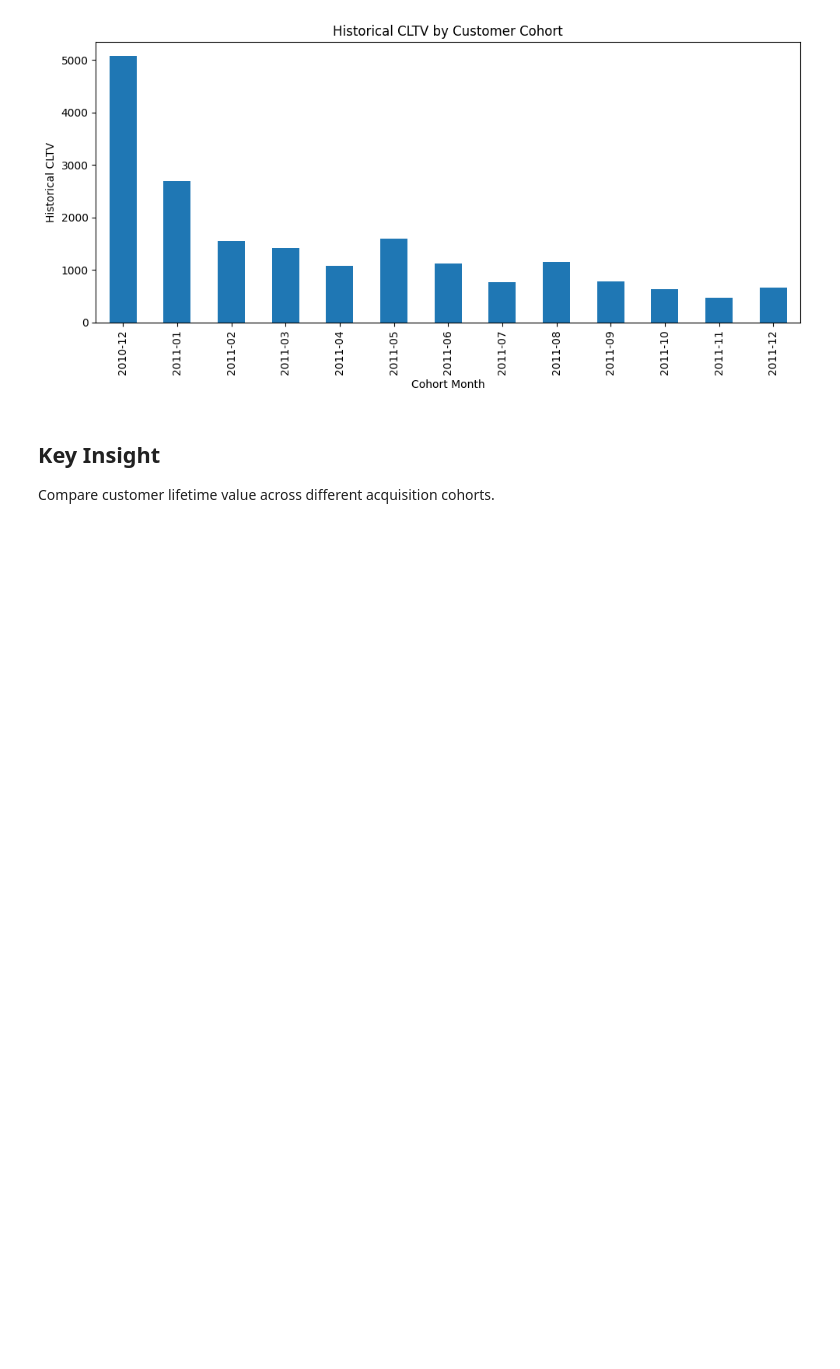
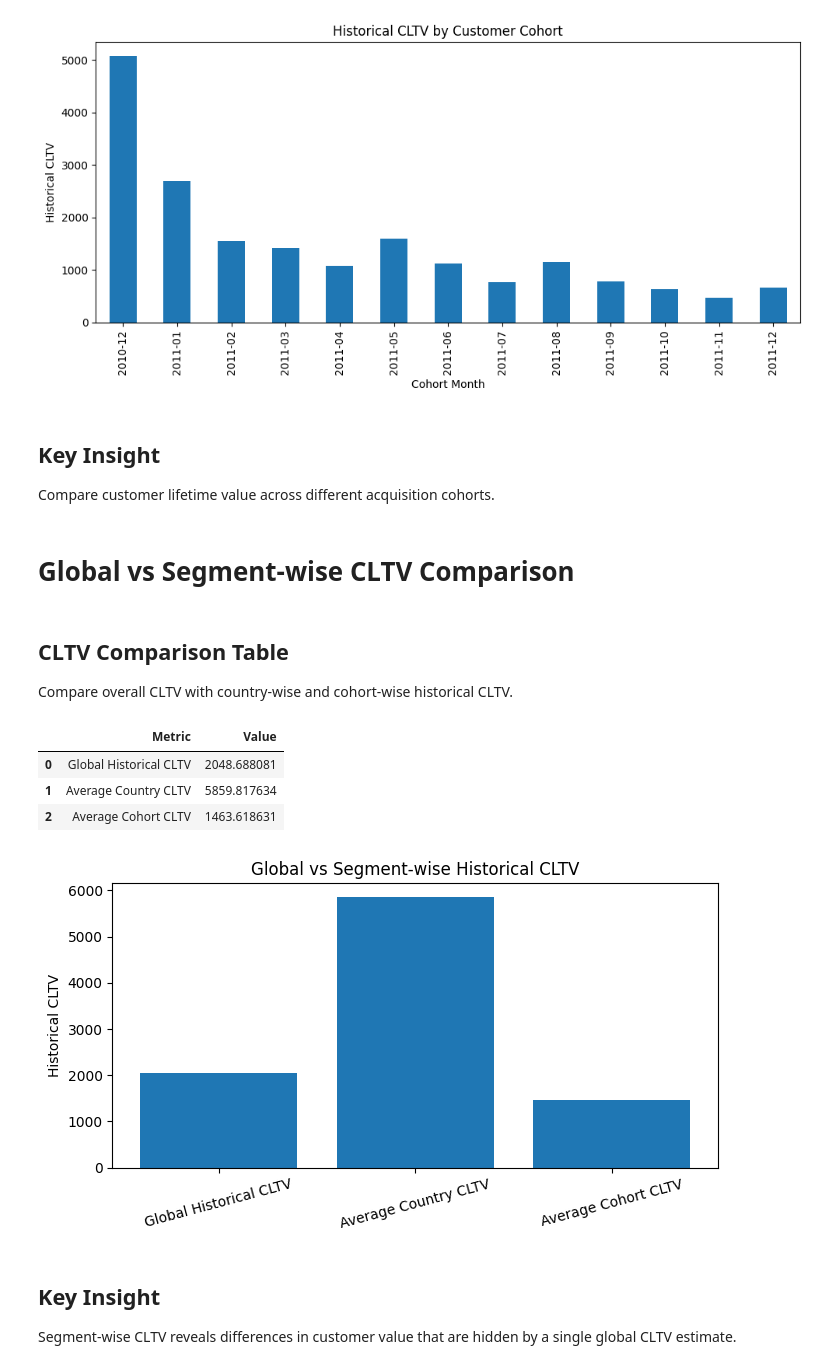
Before and after one commit to Adithyan-7/infotact-group5-data-analytics, a Jupyter notebook: notebooks/04_cltv_analysis.ipynb, the cells around one changed output. Cells and saved outputs as stored; diff of their text form; code cells hidden in the pictures; blank space fills up the shorter version.

Commit message:
feat(cltv): add cohort-wise CLTV and segment comparison

```diff
--- a/notebooks/04_cltv_analysis.ipynb
+++ b/notebooks/04_cltv_analysis.ipynb
@@ -521,3 +521,50 @@ plt.show()
 # %% [markdown]
 ## Key Insight
 Compare customer lifetime value across different acquisition cohorts.
+# %% [markdown]
+# Global vs Segment-wise CLTV Comparison
+# %% [markdown]
+## CLTV Comparison Table
+Compare overall CLTV with country-wise and cohort-wise historical CLTV.
+# %%
+comparison = pd.DataFrame({
+    "Metric": [
+        "Global Historical CLTV",
+        "Average Country CLTV",
+        "Average Cohort CLTV"
+    ],
+    "Value": [
+        cltv,
+        country_cltv["HistoricalCLTV"].mean(),
+        cohort_cltv["HistoricalCLTV"].mean()
+    ]
+})
+
+comparison
+# %% [output]
+|  | Metric | Value |
+| 0 | Global Historical CLTV | 2048.688081 |
+| 1 | Average Country CLTV | 5859.817634 |
+| 2 | Average Cohort CLTV | 1463.618631 |
+# %%
+plt.figure(figsize=(7,4))
+
+plt.bar(
+    comparison["Metric"],
+    comparison["Value"]
+)
+
+plt.title("Global vs Segment-wise Historical CLTV")
+
+plt.ylabel("Historical CLTV")
+
+plt.xticks(rotation=15)
+
+plt.tight_layout()
+
+plt.show()
+# %% [output]
+[figure, added]
+# %% [markdown]
+## Key Insight
+Segment-wise CLTV reveals differences in customer value that are hidden by a single global CLTV estimate.
```
